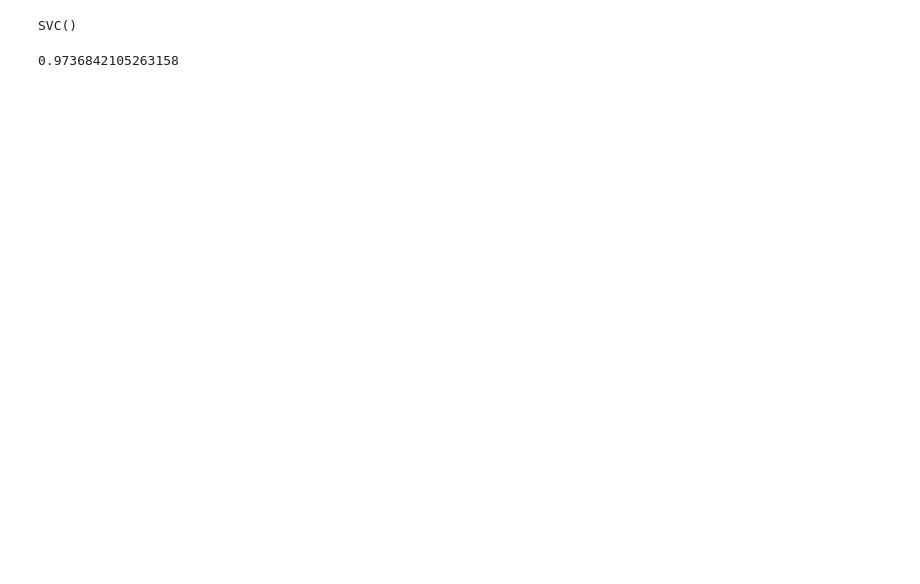
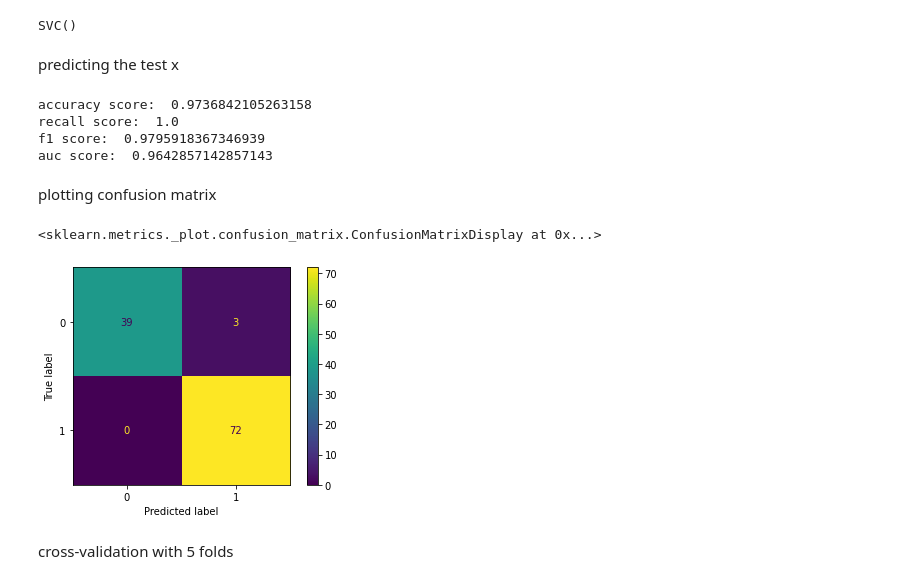
Before and after one commit to ramtinmk/my_notebooks, a Jupyter notebook: svm-breast_cancer.ipynb, the cells around one changed output. Saved outputs shown, nothing was run; the diff lists cells and outputs as text; code cells hidden in the pictures; blank space fills up the shorter version.

```diff
--- a/svm-breast_cancer.ipynb
+++ b/svm-breast_cancer.ipynb
@@ -26,7 +22,3 @@ X
 569 rows × 30 columns
 # %% [markdown]
 pre-processing dataset
-# %%
-sc = StandardScaler()
-
-X = sc.fit_transform(X)
@@ -33,2 +35,11 @@ X = sc.fit_transform(X)
+# %%
+from sklearn.preprocessing import StandardScaler,MinMaxScaler
+
+
+
+sc = StandardScaler()
+minmax = MinMaxScaler()
+#X = sc.fit_transform(X)
+X = minmax.fit_transform(X)
 # %% [markdown]
 split train and test
@@ -40,8 +66,32 @@ clf = SVC()
 clf.fit(X_train,y_train)
 # %% [output]
 SVC()
+# %% [markdown]
+predicting the test x
 # %%
-accuracy_score(y_test,clf.predict(X_test))
+ypreds = clf.predict(X_test)
-# %% [output]
-0.9736842105263158
+# %%
+from sklearn.metrics import accuracy_score,f1_score,precision_score,recall_score,roc_auc_score
+
+print("accuracy score: ",accuracy_score(y_test, ypreds))
+print("recall score: ",recall_score(y_test, ypreds))
+print("f1 score: ",f1_score(y_test, ypreds))
+print("auc score: ",roc_auc_score(y_test, ypreds))
+# %% [output]
+accuracy score:  0.9736842105263158
+recall score:  1.0
+f1 score:  0.9795918367346939
+auc score:  0.9642857142857143
+# %% [markdown]
+plotting confusion matrix
+# %%
+from sklearn.metrics import plot_confusion_matrix
+
+
+plot_confusion_matrix(clf,X_test,y_test)
+# %% [output]
+<sklearn.metrics._plot.confusion_matrix.ConfusionMatrixDisplay at 0x...>
+[figure, added]
+# %% [markdown]
+cross-validation with 5 folds
 # %%
```
Also changed, not shown: parts of 22 cells of this notebook, 3 other files.
